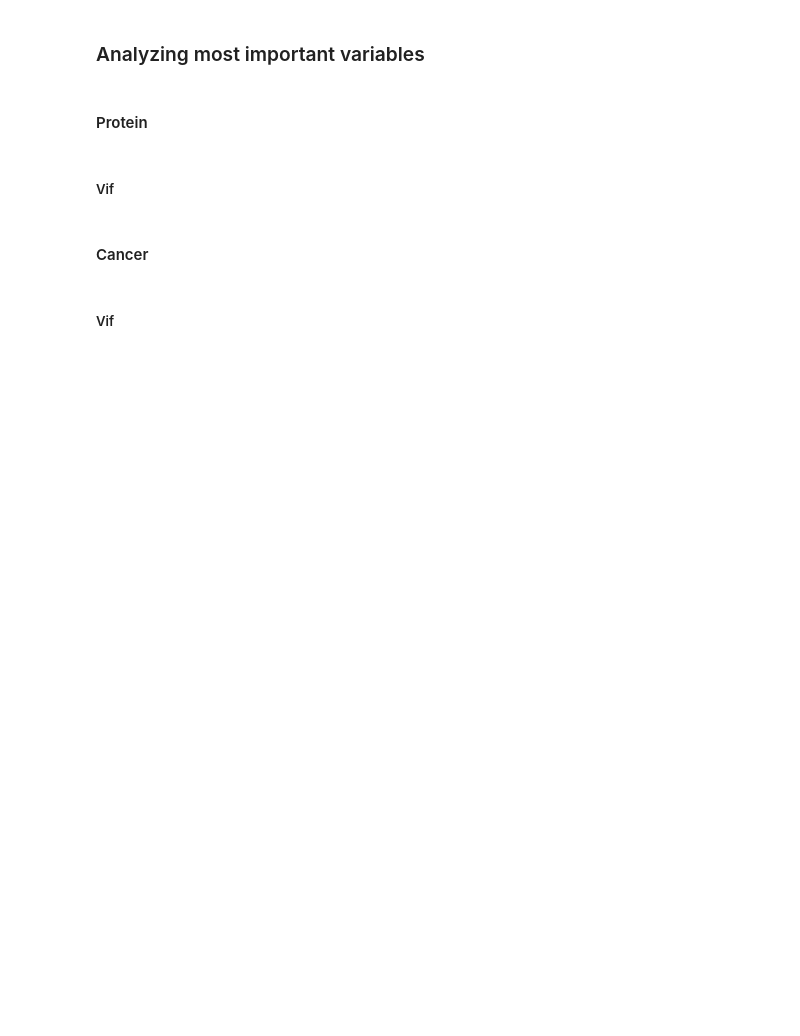
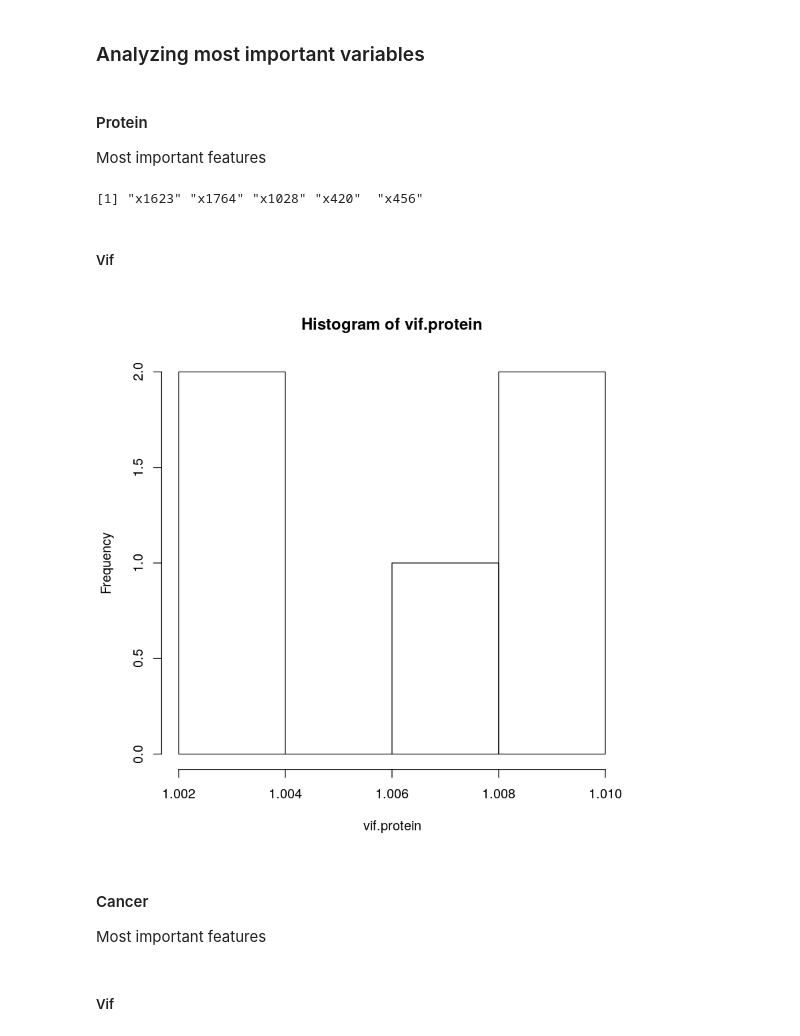
Before and after one commit to mkfilipiuk/SAD_assignment, a Jupyter notebook: mf385423_SAD_project.ipynb, the cells around one changed output. Drawn from its saved outputs; the diff is of its cells as text; code cells hidden in the pictures; blank space fills up the shorter version.

```diff
--- a/mf385423_SAD_project.ipynb
+++ b/mf385423_SAD_project.ipynb
@@ -303,7 +242,19 @@ cv <- xgb.cv(data = dtrain, nrounds = 100, nthread = 4, nfold = 5, metrics = lis
 ### Analyzing most important variables
 # %% [markdown]
 #### Protein
+Most important features
+# %%
+print(best.features.protein)
+# %% [output]
+[1] "x1623" "x1764" "x1028" "x420"  "x456"
 # %% [markdown]
 ##### Vif
+# %%
+vif.protein <- vif(lm(Y ~ 1 + x1623 + x1764 + x1028 + x420 + x456, data = protein.data.train,))
+# %%
+hist(vif.protein)
+# %% [output]
+[figure, added]
 # %% [markdown]
 #### Cancer
+Most important features
```
Also changed, not shown: parts of 27 cells of this notebook.
